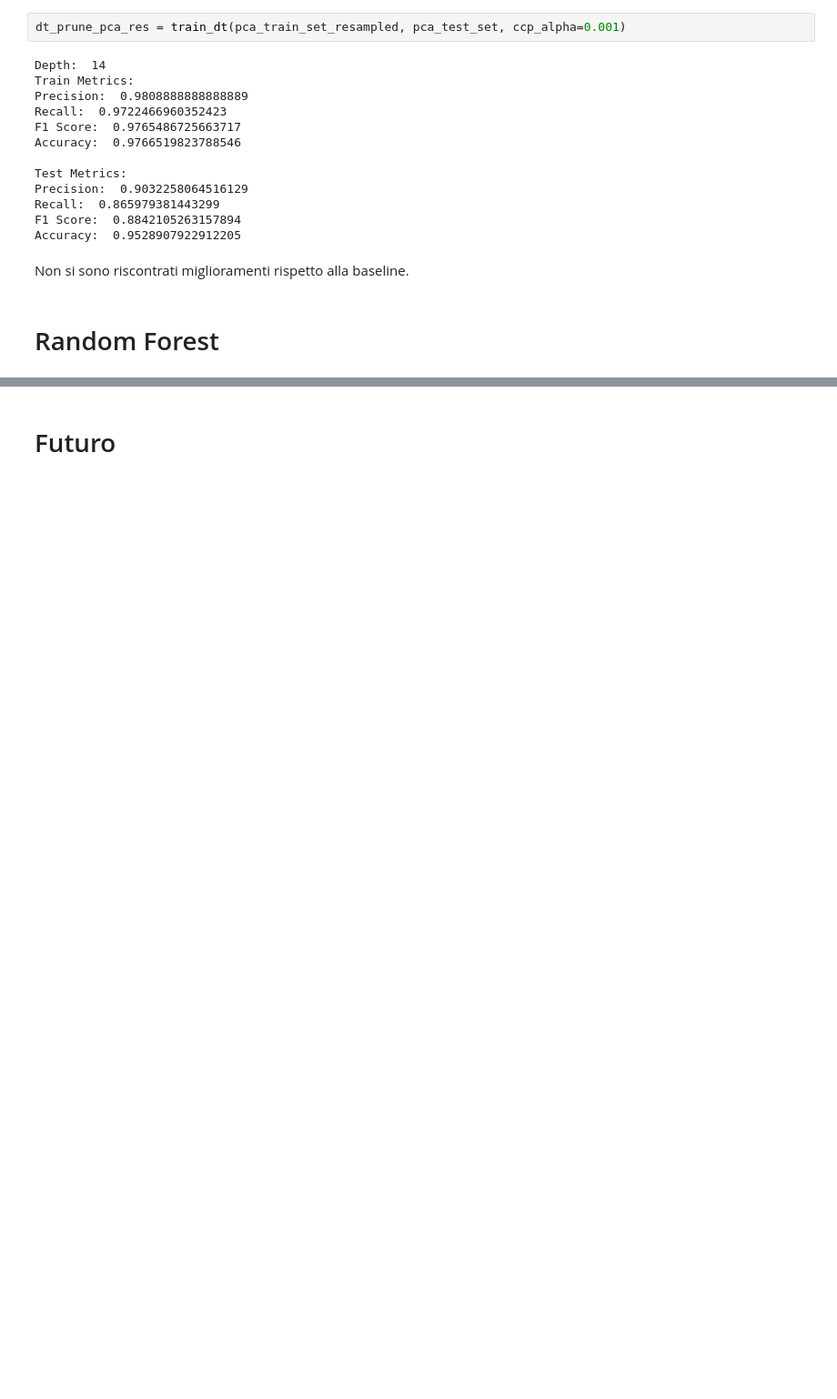
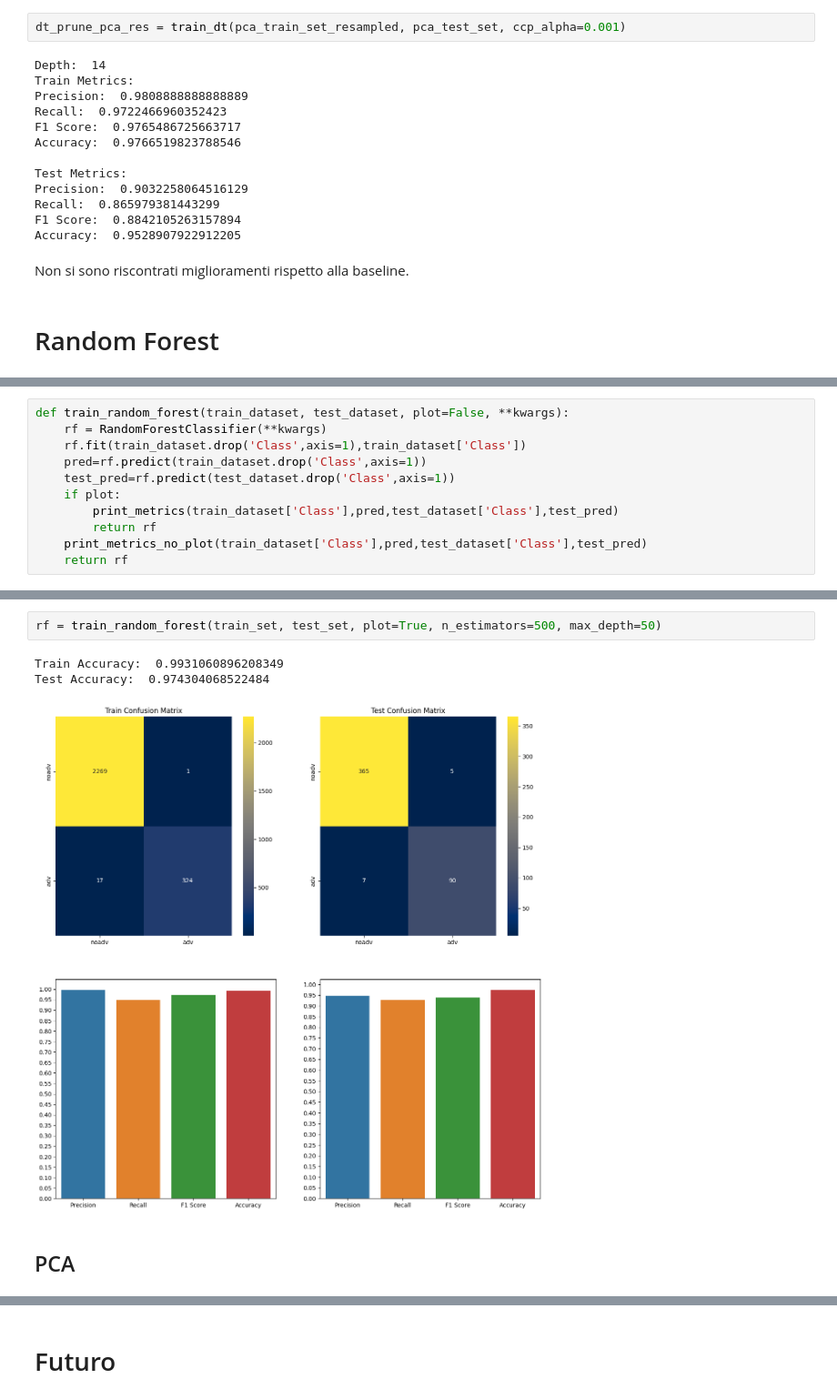
Before and after one commit to wredan/fad-project, a Jupyter notebook: notebook.ipynb, the cells around one changed output, grey strips where cells are left out. Shown at 91% size. Drawn from its saved outputs; the diff is of its cells as text; blank space fills up the shorter version.

Commit message:
feat: random forest

```diff
--- a/notebook.ipynb
+++ b/notebook.ipynb
@@ -1120,0 +1121,11 @@ Non si sono riscontrati miglioramenti rispetto alla baseline.
+# %%
+def train_random_forest(train_dataset, test_dataset, plot=False, **kwargs):
+    rf = RandomForestClassifier(**kwargs)
+    rf.fit(train_dataset.drop('Class',axis=1),train_dataset['Class'])
+    pred=rf.predict(train_dataset.drop('Class',axis=1))
+    test_pred=rf.predict(test_dataset.drop('Class',axis=1))
+    if plot:
+        print_metrics(train_dataset['Class'],pred,test_dataset['Class'],test_pred)
+        return rf
+    print_metrics_no_plot(train_dataset['Class'],pred,test_dataset['Class'],test_pred)
+    return rf
@@ -1120,0 +1142,8 @@ Non si sono riscontrati miglioramenti rispetto alla baseline.
+# %%
+rf = train_random_forest(train_set, test_set, plot=True, n_estimators=500, max_depth=50)
+# %% [output]
+Train Accuracy:  0.9931060896208349
+Test Accuracy:  0.974304068522484
+[figure, added]
+# %% [markdown]
+## PCA <a id="pca-rf"></a>
```
Also changed, not shown: parts of 30 cells of this notebook.
